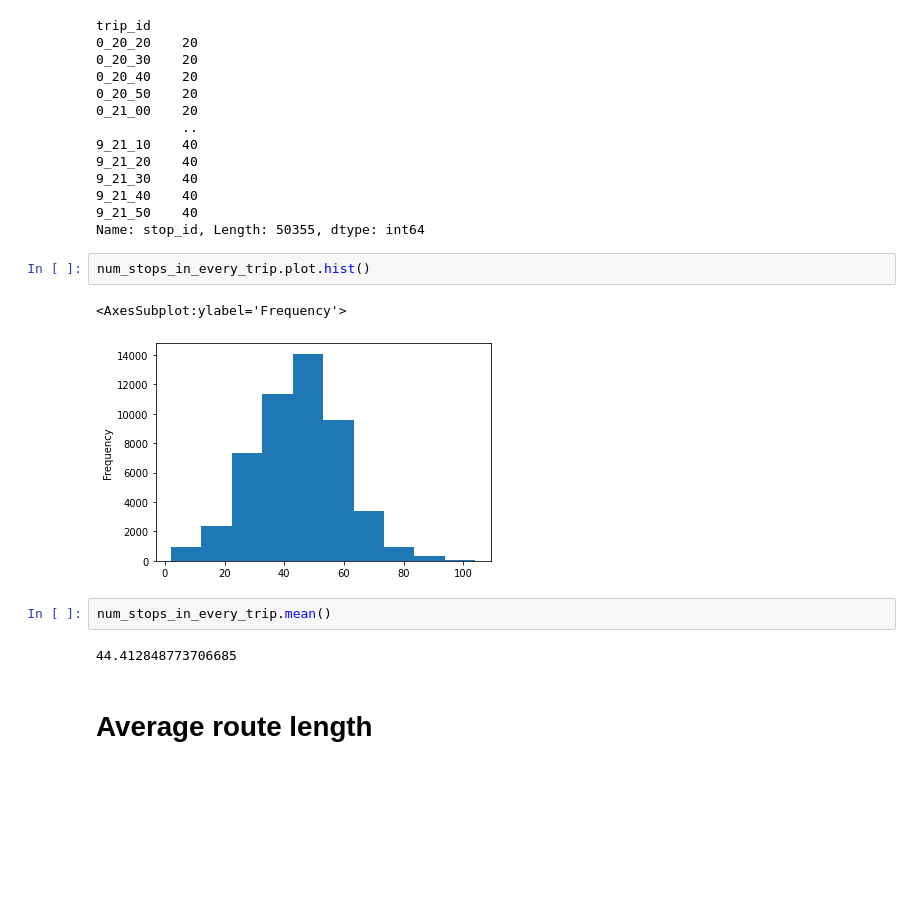
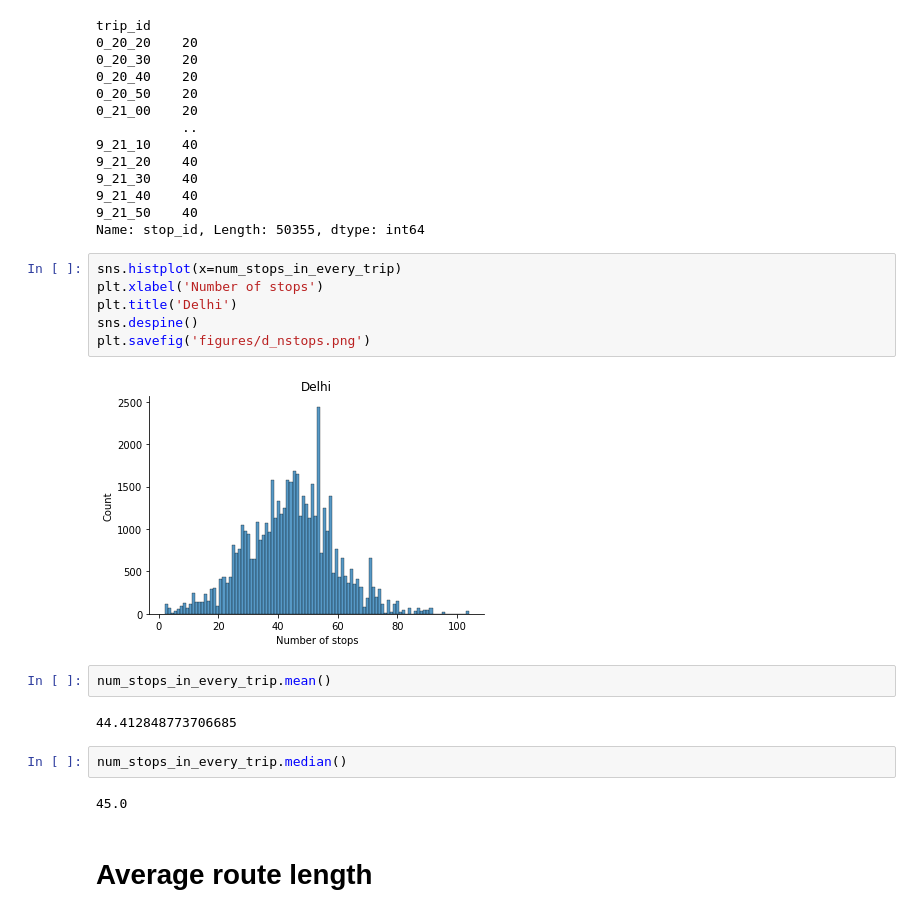
Before and after one commit to akazukin5151/comparative-accessibility, a Jupyter notebook: delhi.ipynb, the cells around one changed output. Cells and saved outputs as stored; diff of their text form; blank space fills up the shorter version.

Commit message:
Add delhi graphs and plot london bus routes myself

```diff
--- a/delhi.ipynb
+++ b/delhi.ipynb
@@ -72,15 +92,22 @@ trip_id
 9_21_40    40
 9_21_50    40
 Name: stop_id, Length: 50355, dtype: int64
-# %%
-num_stops_in_every_trip.plot.hist()
-# %% [output]
-<AxesSubplot:ylabel='Frequency'>
-[figure, removed]
+# %%
+sns.histplot(x=num_stops_in_every_trip)
+plt.xlabel('Number of stops')
+plt.title('Delhi')
+sns.despine()
+plt.savefig('figures/d_nstops.png')
+# %% [output]
+[figure, added]
 # %%
 num_stops_in_every_trip.mean()
 # %% [output]
 44.412848773706685
+# %%
+num_stops_in_every_trip.median()
+# %% [output]
+45.0
 # %% [markdown]
 # Average route length
 # %% [markdown]
```
Also changed, not shown: parts of 15 cells of this notebook, 8 other files.
